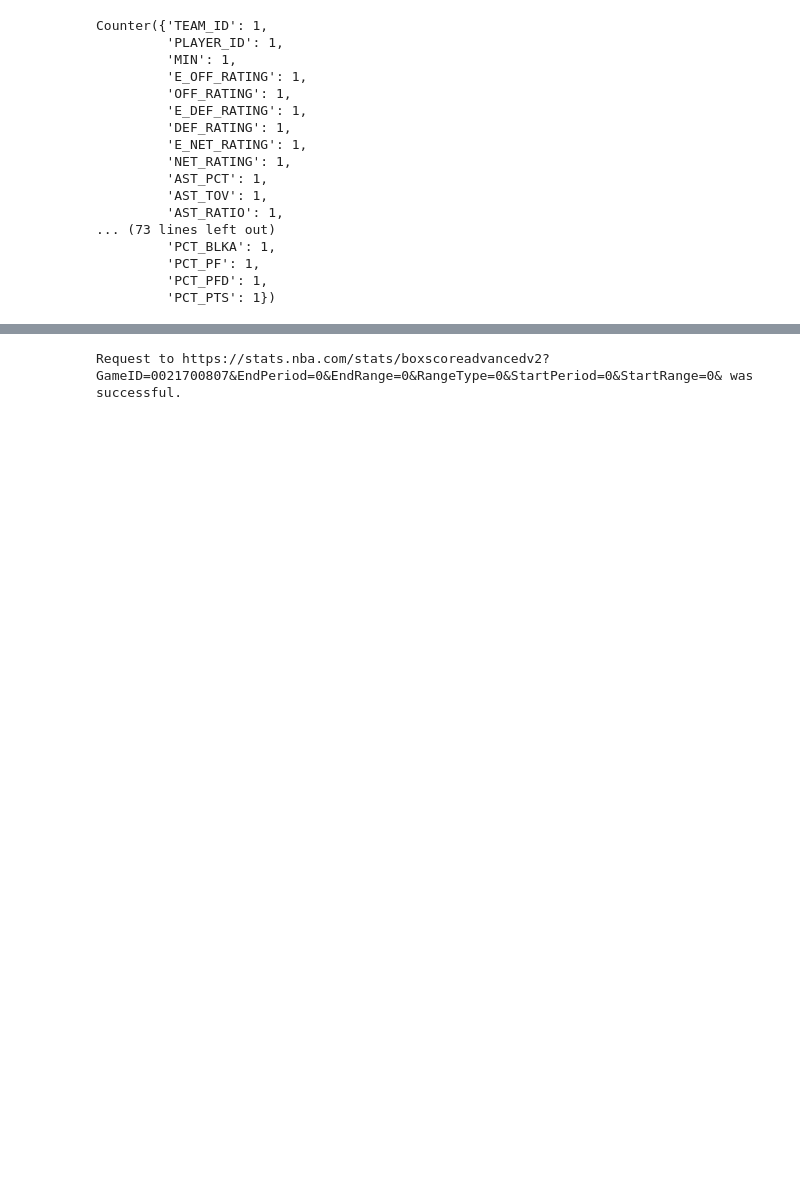
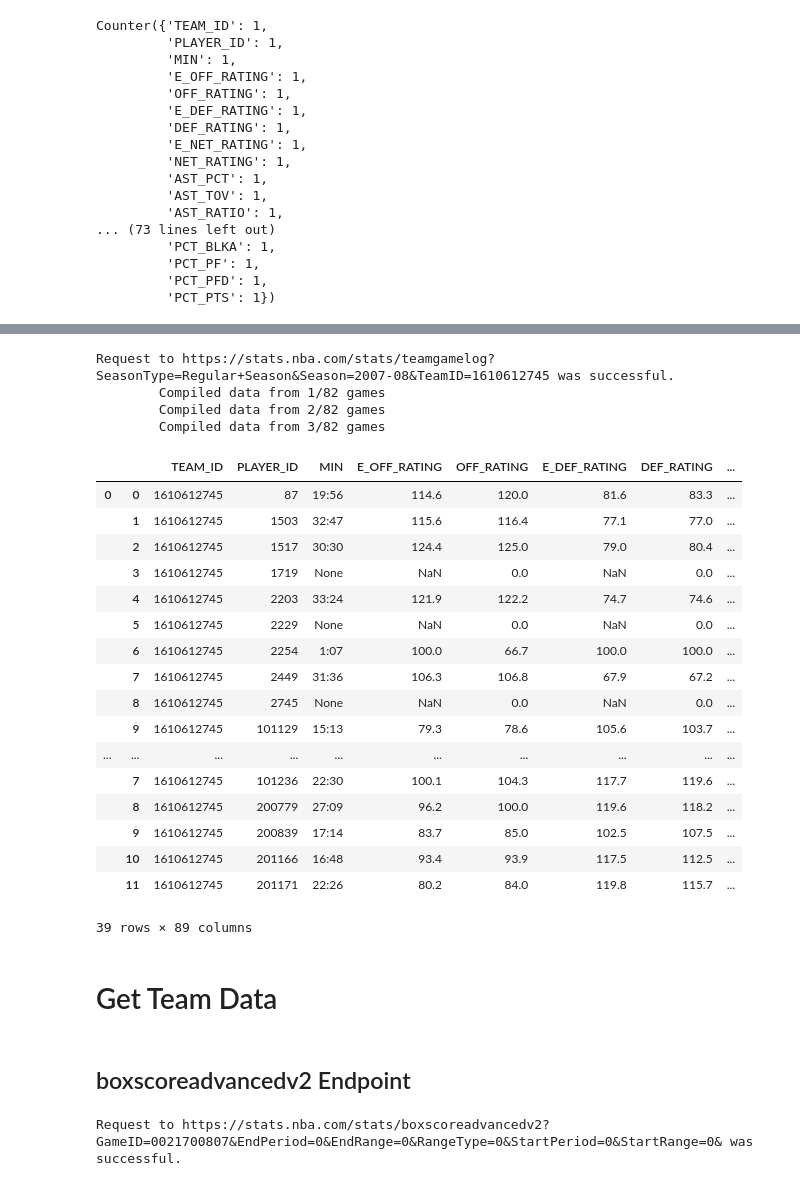
Before and after one commit to gosebastian12/NBA_betting_analysis, a Jupyter notebook: playground/nba_api.ipynb, the cells around one changed output, grey strips where cells are left out. Cells and saved outputs as stored; diff of their text form; code cells hidden in the pictures; blank space fills up the shorter version.

```diff
--- a/playground/nba_api.ipynb
+++ b/playground/nba_api.ipynb
@@ -315,5 +347,39 @@ Counter({'TEAM_ID': 1,
+# %%
+hou_player_data = requester.season_data_compiler( season_year = '2007-08',
+                                                  team_abbreviation = 'HOU',
+                                                  give_player_data = True )
+# %% [output]
+Request to https://stats.nba.com/stats/teamgamelog?SeasonType=Regular+Season&Season=2007-08&TeamID=1610612745 was successful.
+        Compiled data from 1/82 games
+        Compiled data from 2/82 games
+        Compiled data from 3/82 games
+# %%
+hou_player_data
+# %% [output]
+|  |  | TEAM_ID | PLAYER_ID | MIN | E_OFF_RATING | OFF_RATING | E_DEF_RATING | DEF_RATING | ... |
+| 0 | 0 | 1610612745 | 87 | 19:56 | 114.6 | 120.0 | 81.6 | 83.3 | ... |
+|  | 1 | 1610612745 | 1503 | 32:47 | 115.6 | 116.4 | 77.1 | 77.0 | ... |
+|  | 2 | 1610612745 | 1517 | 30:30 | 124.4 | 125.0 | 79.0 | 80.4 | ... |
+|  | 3 | 1610612745 | 1719 | None | NaN | 0.0 | NaN | 0.0 | ... |
+|  | 4 | 1610612745 | 2203 | 33:24 | 121.9 | 122.2 | 74.7 | 74.6 | ... |
+|  | 5 | 1610612745 | 2229 | None | NaN | 0.0 | NaN | 0.0 | ... |
+|  | 6 | 1610612745 | 2254 | 1:07 | 100.0 | 66.7 | 100.0 | 100.0 | ... |
+|  | 7 | 1610612745 | 2449 | 31:36 | 106.3 | 106.8 | 67.9 | 67.2 | ... |
+|  | 8 | 1610612745 | 2745 | None | NaN | 0.0 | NaN | 0.0 | ... |
+|  | 9 | 1610612745 | 101129 | 15:13 | 79.3 | 78.6 | 105.6 | 103.7 | ... |
+| ... | ... | ... | ... | ... | ... | ... | ... | ... | ... |
+|  | 7 | 1610612745 | 101236 | 22:30 | 100.1 | 104.3 | 117.7 | 119.6 | ... |
+|  | 8 | 1610612745 | 200779 | 27:09 | 96.2 | 100.0 | 119.6 | 118.2 | ... |
+|  | 9 | 1610612745 | 200839 | 17:14 | 83.7 | 85.0 | 102.5 | 107.5 | ... |
+|  | 10 | 1610612745 | 201166 | 16:48 | 93.4 | 93.9 | 117.5 | 112.5 | ... |
+|  | 11 | 1610612745 | 201171 | 22:26 | 80.2 | 84.0 | 119.8 | 115.7 | ... |
+39 rows × 89 columns
+# %% [markdown]
+# Get Team Data
 # %%
 requester.team_API_call?
+# %% [markdown]
+## boxscoreadvancedv2 Endpoint
 # %%
 away_team , home_team = requester.team_API_call(endpoint='boxscoreadvancedv2' , GameID='0021700807' , keepIDs=True , pd_index=4)
 # %% [output]
```
Also changed, not shown: parts of 35 cells of this notebook, 3 other files.
